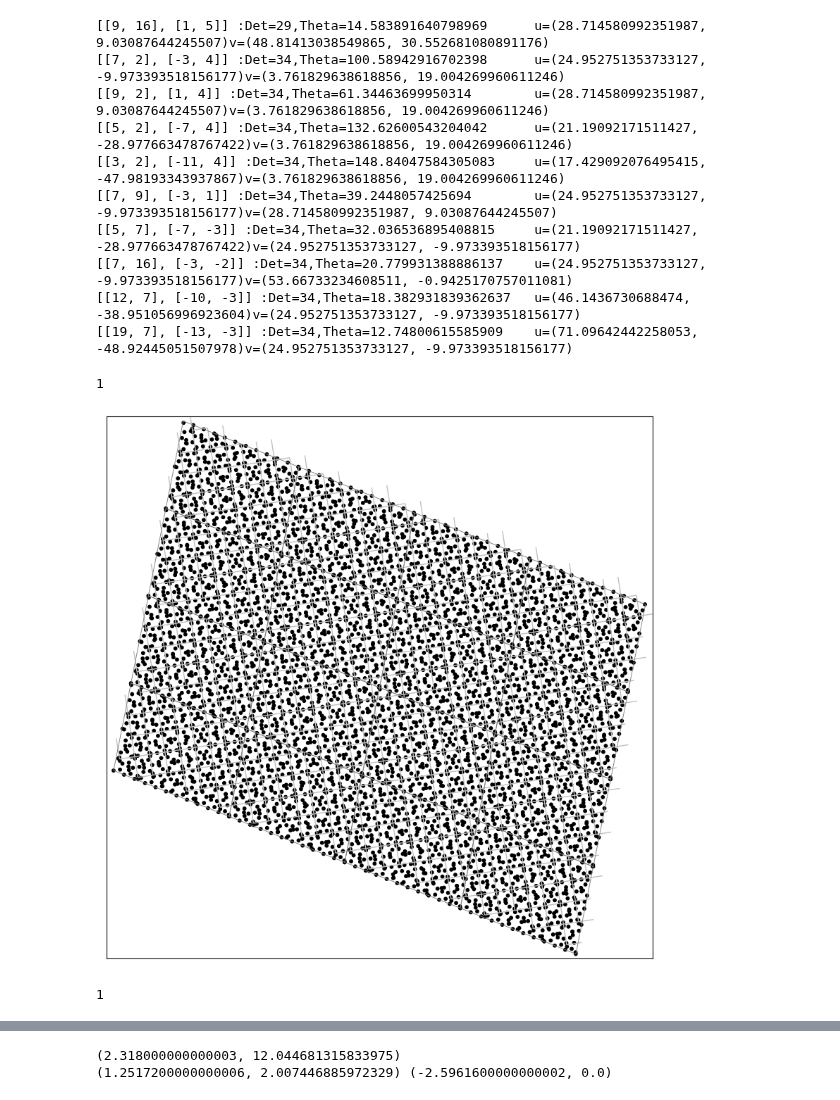
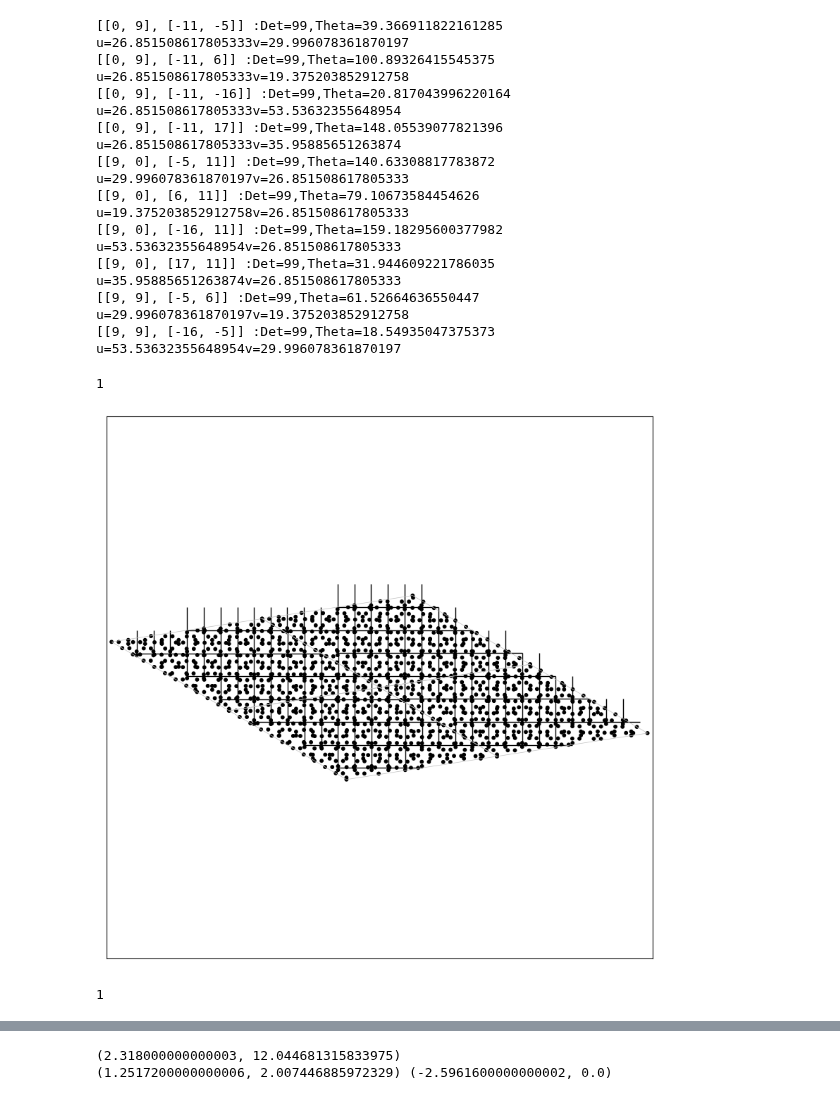
Before and after one commit to OssielAg/SS, a Jupyter notebook: SuperCell/protosistema.ipynb, the cells around one changed output, grey strips where cells are left out. Cells and saved outputs as stored; diff of their text form; code cells hidden in the pictures.

```diff
--- a/SuperCell/protosistema.ipynb
+++ b/SuperCell/protosistema.ipynb
@@ -130,7 +153,7 @@ CdS=Red((4.2100000381,0.0000000000),(-2.1050000191,3.6459669830),atms=atomos, de
 atmsG=[Atomo((0.000000000,0.000000000)),Atomo((0.333333343,0.666666687))]
 grafeno=Red((2.4410462379,0.0000000000),(-1.2205231190,2.1140080539),atms=atmsG,name='Grafeno')
 # %%
-r1=grafeno.mRot(38.21)
-r2=blackPhospho().mRot(8.760)
+r1=grafeno.mRot(29.45)
+r2=blackPhospho()
 # %%
-s=sistema([r2,r1],name='Sistema')
+s=sistema([r1,r2])
@@ -201,16 +214,16 @@ s.loMat
 for m in s.loMat:
     a,b = transforma2v(s.redes[0].a,s.redes[0].b,m)
     t=cAng(a,b)
-    print(m,":Det={},Theta={}\tu={}v={}".format(det(m),t,a,b))
+    print(m,":Det={},Theta={}\tu={}v={}".format(det(m),t,long(a),long(b)))
 # %% [output]
-[[9, 16], [1, 5]] :Det=29,Theta=14.583891640798969      u=(28.714580992351987, 9.03087644245507)v=(48.81413038549865, 30.552681080891176)
-[[7, 2], [-3, 4]] :Det=34,Theta=100.58942916702398      u=(24.952751353733127, -9.973393518156177)v=(3.761829638618856, 19.004269960611246)
-[[9, 2], [1, 4]] :Det=34,Theta=61.34463699950314        u=(28.714580992351987, 9.03087644245507)v=(3.761829638618856, 19.004269960611246)
-[[5, 2], [-7, 4]] :Det=34,Theta=132.62600543204042      u=(21.19092171511427, -28.977663478767422)v=(3.761829638618856, 19.004269960611246)
-[[3, 2], [-11, 4]] :Det=34,Theta=148.84047584305083     u=(17.429092076495415, -47.98193343937867)v=(3.761829638618856, 19.004269960611246)
-[[7, 9], [-3, 1]] :Det=34,Theta=39.2448057425694        u=(24.952751353733127, -9.973393518156177)v=(28.714580992351987, 9.03087644245507)
-[[5, 7], [-7, -3]] :Det=34,Theta=32.036536895408815     u=(21.19092171511427, -28.977663478767422)v=(24.952751353733127, -9.973393518156177)
-[[7, 16], [-3, -2]] :Det=34,Theta=20.779931388886137    u=(24.952751353733127, -9.973393518156177)v=(53.66733234608511, -0.9425170757011081)
-[[12, 7], [-10, -3]] :Det=34,Theta=18.382931839362637   u=(46.1436730688474, -38.951056996923604)v=(24.952751353733127, -9.973393518156177)
-[[19, 7], [-13, -3]] :Det=34,Theta=12.74800615585909    u=(71.09642442258053, -48.92445051507978)v=(24.952751353733127, -9.973393518156177)
+[[0, 9], [-11, -5]] :Det=99,Theta=39.366911822161285    u=26.851508617805333v=29.996078361870197
+[[0, 9], [-11, 6]] :Det=99,Theta=100.89326415545375     u=26.851508617805333v=19.375203852912758
+[[0, 9], [-11, -16]] :Det=99,Theta=20.817043996220164   u=26.851508617805333v=53.53632355648954
+[[0, 9], [-11, 17]] :Det=99,Theta=148.05539077821396    u=26.851508617805333v=35.95885651263874
+[[9, 0], [-5, 11]] :Det=99,Theta=140.63308817783872     u=29.996078361870197v=26.851508617805333
+[[9, 0], [6, 11]] :Det=99,Theta=79.10673584454626       u=19.375203852912758v=26.851508617805333
+[[9, 0], [-16, 11]] :Det=99,Theta=159.18295600377982    u=53.53632355648954v=26.851508617805333
+[[9, 0], [17, 11]] :Det=99,Theta=31.944609221786035     u=35.95885651263874v=26.851508617805333
+[[9, 9], [-5, 6]] :Det=99,Theta=61.52664636550447       u=29.996078361870197v=19.375203852912758
+[[9, 9], [-16, -5]] :Det=99,Theta=18.54935047375373     u=53.53632355648954v=29.996078361870197
 # %%
@@ -218,7 +231,7 @@ s.creaSuperRed(s.loMat[1])
 # %% [output]
 1
 # %%
-s.SuperRed.showXY(4,4)
+s.SuperRed.showXY(2,2)
 # %% [output]
-[figure, old version]
+[figure, new version]
 1
```
Also changed, not shown: parts of 27 cells of this notebook, 22 other files.
